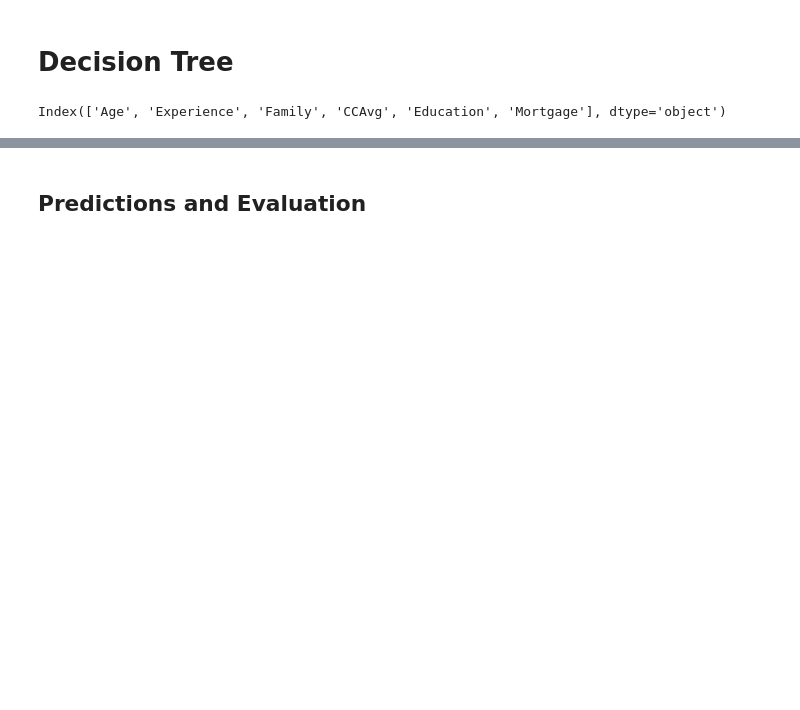
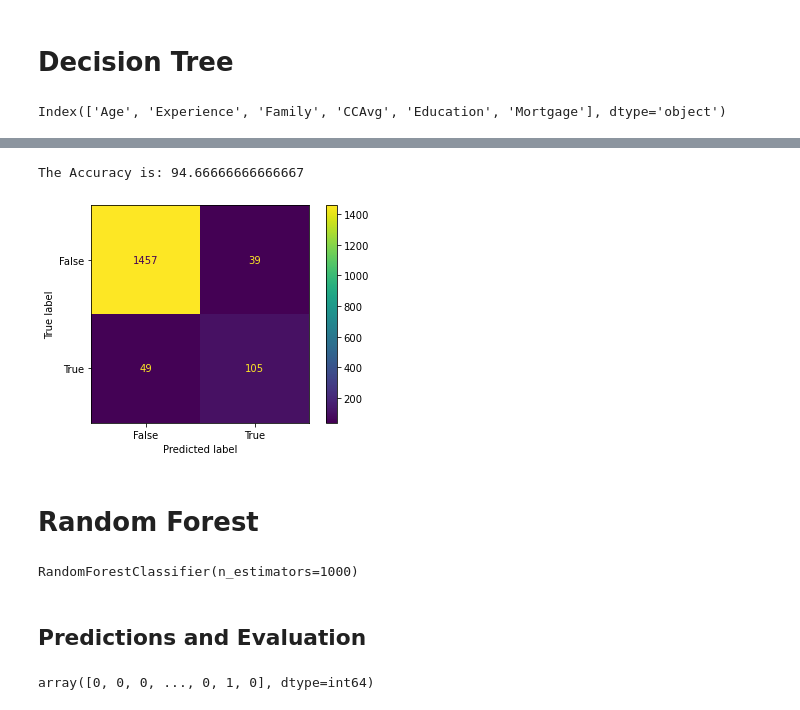
Before and after one commit to BubutorCorbanEnam/BANK-PERSONAL-LOAN-MODELLING-DigiCap-Capstone-Project-, a Jupyter notebook: BANK PERSONAL LOAN MODELLING (DigiCap Capstone Project).ipynb, the cells around one changed output, grey strips where cells are left out. Drawn from its saved outputs; the diff is of its cells as text; code cells hidden in the pictures; blank space fills up the shorter version.

```diff
--- a/BANK PERSONAL LOAN MODELLING (DigiCap Capstone Project).ipynb
+++ b/BANK PERSONAL LOAN MODELLING (DigiCap Capstone Project).ipynb
@@ -431,0 +493,2 @@ NameError: name 'predictions' is not defined
+# %%
+dtree.fit(X_train,y_train)
@@ -440,10 +522,30 @@ print(confusion_matrix(y_test,predictions))
+# %%
+print("The Accuracy is:",metrics.accuracy_score(y_test,predictions)*100)
+# %% [output]
+The Accuracy is: 94.66666666666667
+# %%
+confusion_matrix = metrics.confusion_matrix(y_test,predictions)
+
+cm_display = metrics.ConfusionMatrixDisplay(confusion_matrix = confusion_matrix, display_labels = [False, True])
+
+cm_display.plot()
+plt.show()
+# %% [output]
+[figure, added]
+# %% [markdown]
+# Random Forest
 # %%
 rfc = RandomForestClassifier(n_estimators=1000)
 # %%
 rfc.fit(X_train,y_train)
+# %% [output]
+RandomForestClassifier(n_estimators=1000)
 # %% [markdown]
 ## Predictions and Evaluation
 # %%
 predictions = rfc.predict(X_test)
+predictions
+# %% [output]
+array([0, 0, 0, ..., 0, 1, 0], dtype=int64)
 # %%
 print(classification_report(y_test,predictions))
```
Also changed, not shown: parts of 49 cells of this notebook.
